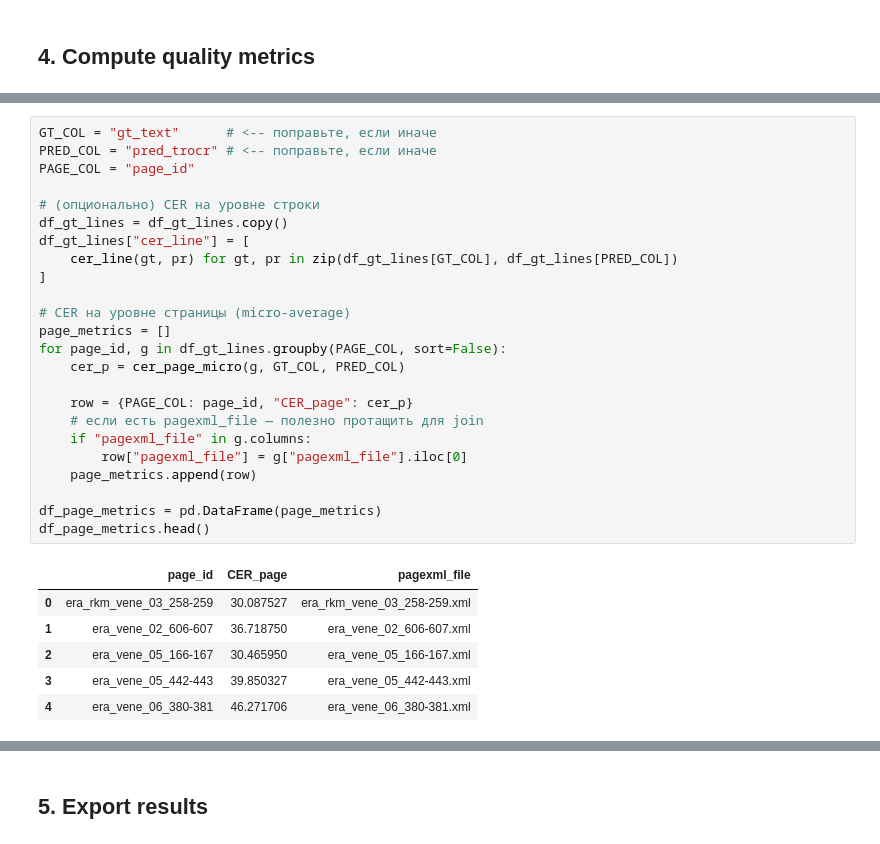
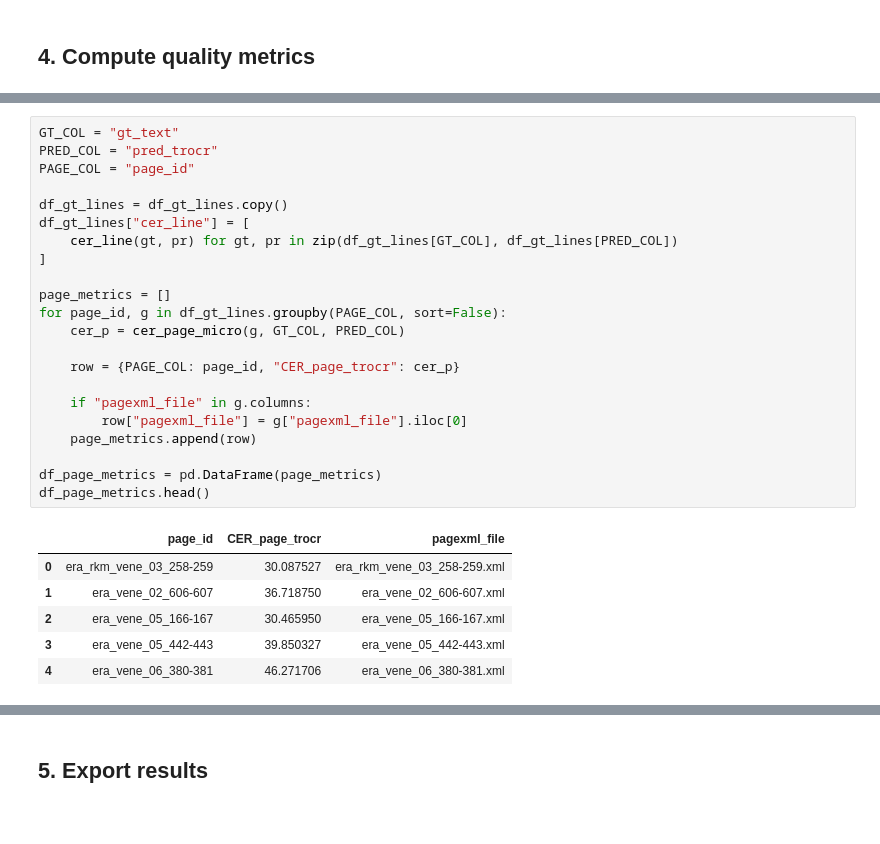
Before and after one commit to eugeniavd/magic_tagger, a Jupyter notebook: notebooks/03_transformer_eval.ipynb, the cells around one changed output, grey strips where cells are left out. Drawn from its saved outputs; the diff is of its cells as text.

```diff
--- a/notebooks/03_transformer_eval.ipynb
+++ b/notebooks/03_transformer_eval.ipynb
@@ -659,31 +643,29 @@ def cer_page_micro(df_page: pd.DataFrame, gt_col: str, pred_col: str) -> float:
 
     return (total_edits / total_gt_len) * 100.0
 # %%
-GT_COL = "gt_text"      # <-- поправьте, если иначе
-PRED_COL = "pred_trocr" # <-- поправьте, если иначе
+GT_COL = "gt_text"
+PRED_COL = "pred_trocr"
 PAGE_COL = "page_id"
 
-# (опционально) CER на уровне строки
 df_gt_lines = df_gt_lines.copy()
 df_gt_lines["cer_line"] = [
     cer_line(gt, pr) for gt, pr in zip(df_gt_lines[GT_COL], df_gt_lines[PRED_COL])
 ]
 
-# CER на уровне страницы (micro-average)
 page_metrics = []
 for page_id, g in df_gt_lines.groupby(PAGE_COL, sort=False):
     cer_p = cer_page_micro(g, GT_COL, PRED_COL)
 
-    row = {PAGE_COL: page_id, "CER_page": cer_p}
-    # если есть pagexml_file — полезно протащить для join
+    row = {PAGE_COL: page_id, "CER_page_trocr": cer_p}
+
     if "pagexml_file" in g.columns:
         row["pagexml_file"] = g["pagexml_file"].iloc[0]
     page_metrics.append(row)
 
 df_page_metrics = pd.DataFrame(page_metrics)
 df_page_metrics.head()
 # %% [output]
-|  | page_id | CER_page | pagexml_file |
+|  | page_id | CER_page_trocr | pagexml_file |
 | 0 | era_rkm_vene_03_258-259 | 30.087527 | era_rkm_vene_03_258-259.xml |
 | 1 | era_vene_02_606-607 | 36.718750 | era_vene_02_606-607.xml |
 | 2 | era_vene_05_166-167 | 30.465950 | era_vene_05_166-167.xml |
```
Also changed, not shown: parts of 37 cells of this notebook.
